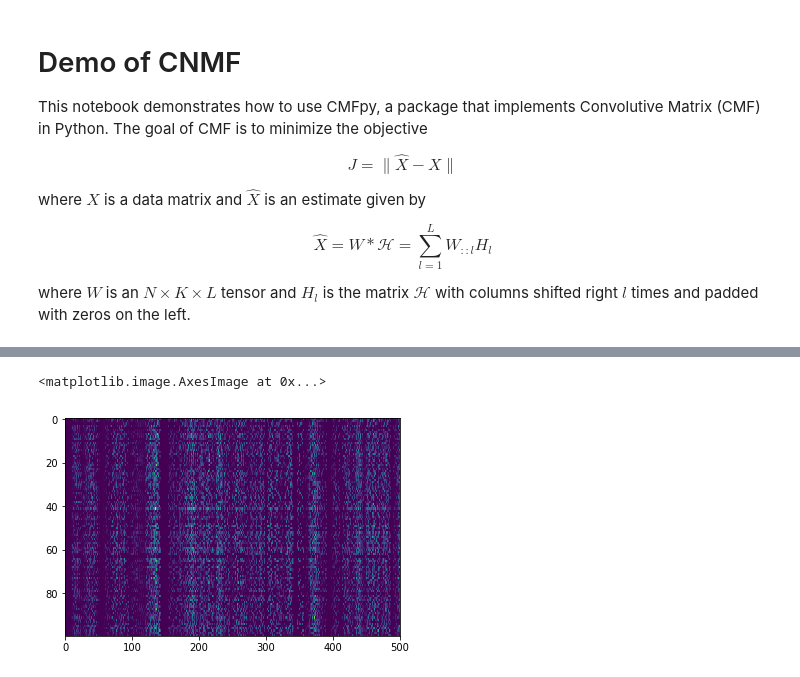
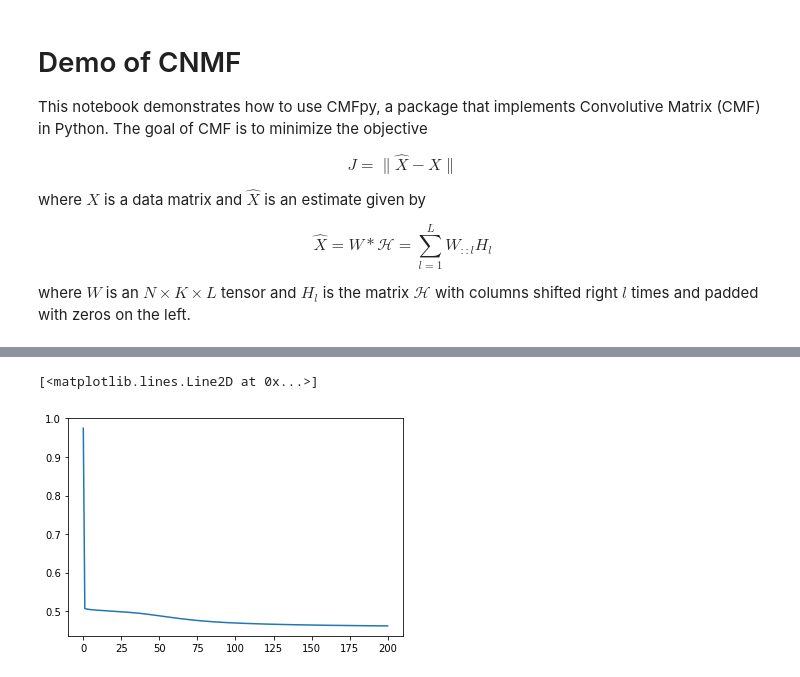
Before and after one commit to degleris1/cmfpy, a Jupyter notebook: examples/demo_synthetic.ipynb, the cells around one changed output, grey strips where cells are left out. Saved outputs shown, nothing was run; the diff lists cells and outputs as text; code cells hidden in the pictures.

```diff
--- a/examples/demo_synthetic.ipynb
+++ b/examples/demo_synthetic.ipynb
@@ -38,13 +36,14 @@ plt.show()
 # %%
 # Fit model
 model = CMF(n_components=3,
-            maxlag=10,
+            maxlag=20,
             alg_name='mult',
-            n_iter_max=300,
-            tol=1e-6)
+            n_iter_max=200,
+            tol=0,
+            verbose=True)
 model.fit(data);
-# %%
-plt.imshow(model.predict(), aspect='auto')
-# %% [output]
-<matplotlib.image.AxesImage at 0x...>
-[figure, removed]
+# %%
+plt.plot(model.loss_hist)
+# %% [output]
+[<matplotlib.lines.Line2D at 0x...>]
+[figure, added]
```
Also changed, not shown: parts of 4 cells of this notebook, 6 other files.
